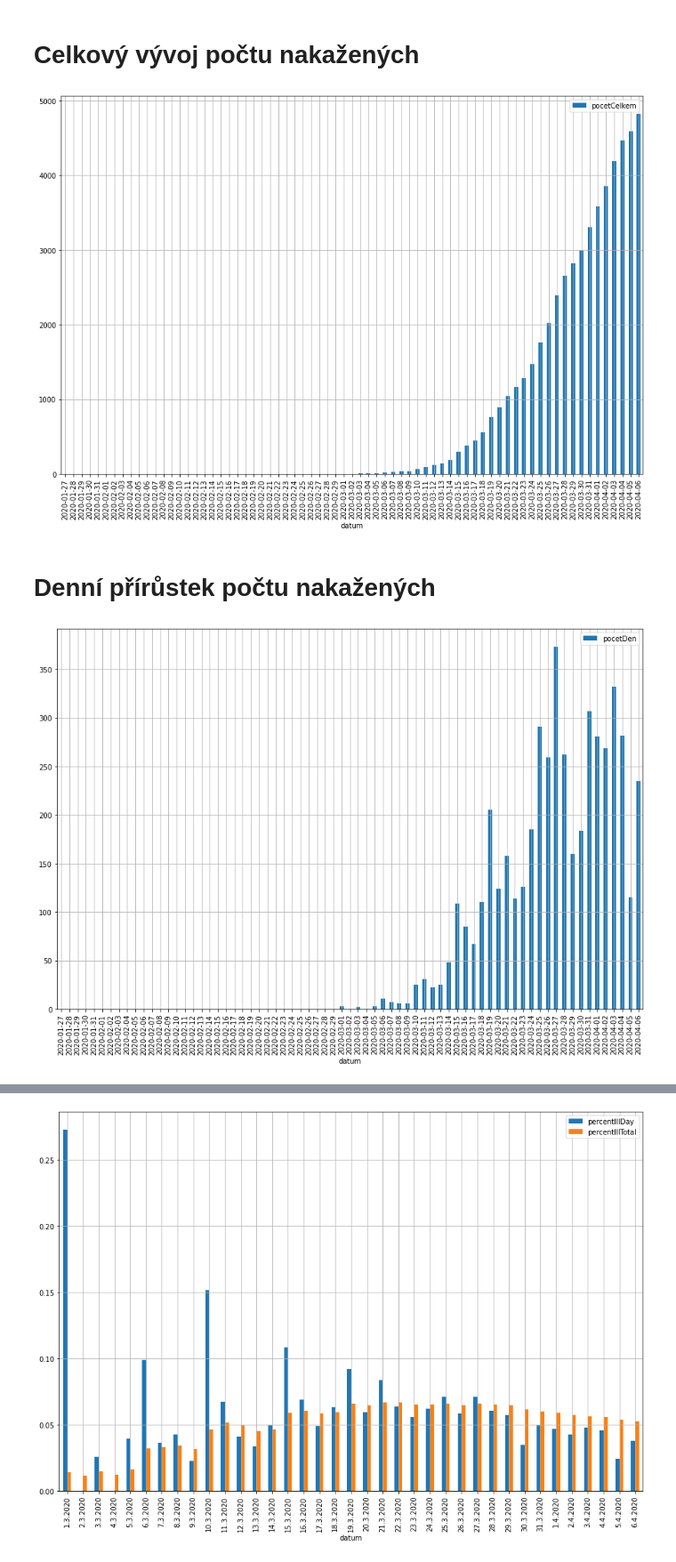
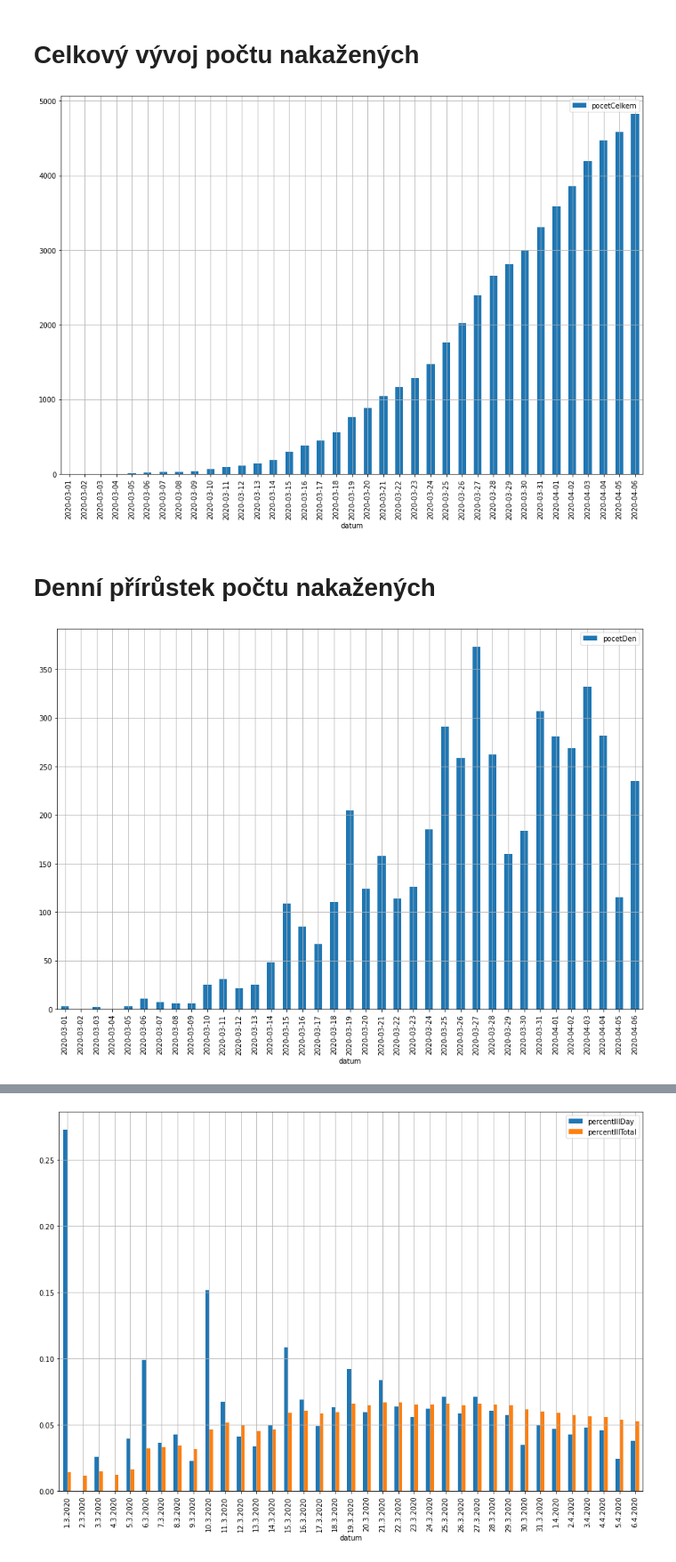
Before and after one commit to hrbolek/coronavirus, a Jupyter notebook: czech_open_data.ipynb, the cells around one changed output, grey strips where cells are left out. Shown at 89% size. Drawn from its saved outputs; the diff is of its cells as text; code cells hidden in the pictures.

```diff
--- a/czech_open_data.ipynb
+++ b/czech_open_data.ipynb
@@ -62,19 +62,19 @@ def convertDate(gen):
 
 dfTesty['datum_int'] = list(convertDate(dfTesty.datum))
 
-dfCumulative.plot(kind='bar',x='datum',y='pocetCelkem')
+dfCumulative[dfCumulative['pocetCelkem'] > 0].plot(kind='bar',x='datum',y='pocetCelkem')
 #dfCumulative.plot(kind='bar',x='datum',y='pocetDen')
 plt.grid(which='both')
 plt.show()
 # %% [output]
-[figure, old version]
+[figure, new version]
 # %% [markdown]
 # Denní přírůstek počtu nakažených
 # %%
-dfCumulative.plot(kind='bar',x='datum',y='pocetDen')
+dfCumulative[dfCumulative['pocetCelkem'] > 0].plot(kind='bar',x='datum',y='pocetDen')
 plt.grid(which='both')
 plt.show()
 # %% [output]
-[figure, old version]
+[figure, new version]
 # %%
 dfCumulative['percentRise'] = dfCumulative.pocetDen /dfCumulative.pocetCelkem
```
Also changed, not shown: parts of 2 cells of this notebook.
